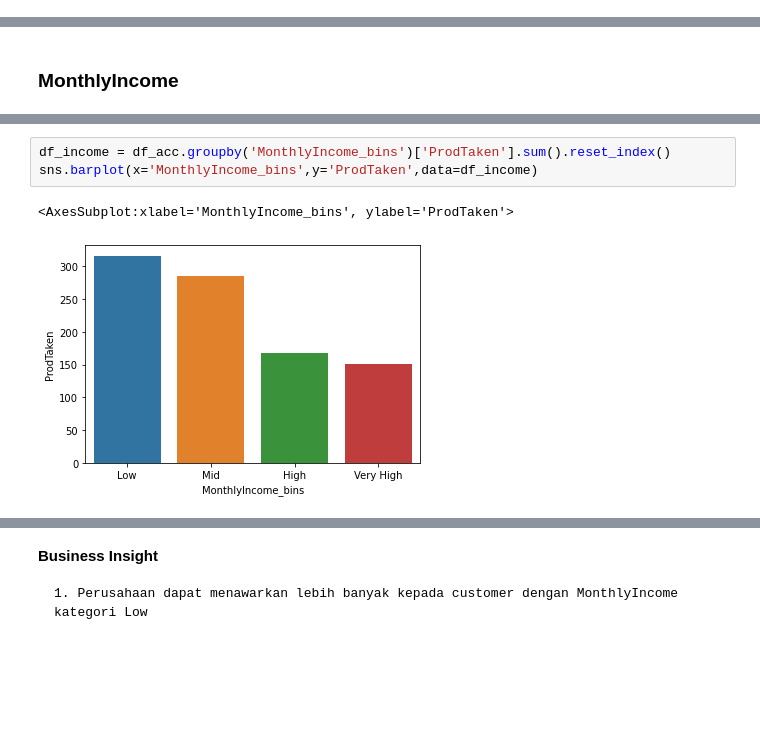
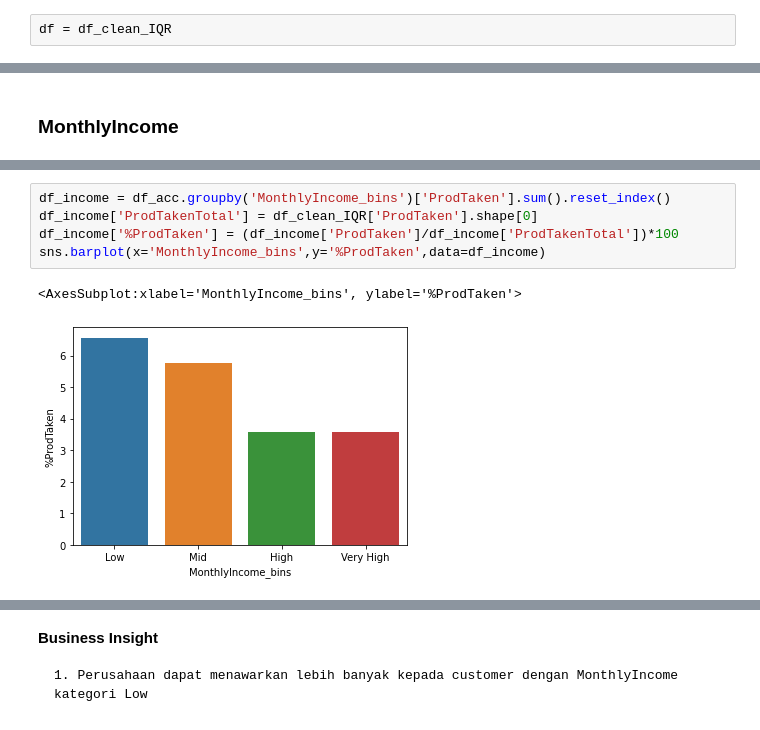
Before and after one commit to mhaniffajari/Final_Project_Rakamin_23, a Jupyter notebook: Holiday Package Prediction.ipynb, the cells around one changed output, grey strips where cells are left out. Cells and saved outputs as stored; diff of their text form; blank space fills up the shorter version.

```diff
--- a/Holiday Package Prediction.ipynb
+++ b/Holiday Package Prediction.ipynb
@@ -1867,3 +1931,5 @@ kesimpulan.sort_values('AUC Test',ascending=False)
+# %%
+df = df_clean_IQR
 # %%
 bins = [0,np.percentile(df['MonthlyIncome'],25),np.percentile(df['MonthlyIncome'],50),np.percentile(df['MonthlyIncome'],75),np.percentile(df['MonthlyIncome'],100)]
 # %%
@@ -1892,6 +1983,8 @@ df_acc
 # %%
 df_income = df_acc.groupby('MonthlyIncome_bins')['ProdTaken'].sum().reset_index()
-sns.barplot(x='MonthlyIncome_bins',y='ProdTaken',data=df_income)
+df_income['ProdTakenTotal'] = df_clean_IQR['ProdTaken'].shape[0]
+df_income['%ProdTaken'] = (df_income['ProdTaken']/df_income['ProdTakenTotal'])*100
+sns.barplot(x='MonthlyIncome_bins',y='%ProdTaken',data=df_income)
 # %% [output]
-<AxesSubplot:xlabel='MonthlyIncome_bins', ylabel='ProdTaken'>
+<AxesSubplot:xlabel='MonthlyIncome_bins', ylabel='%ProdTaken'>
-[figure, old version]
+[figure, new version]
```
Also changed, not shown: parts of 140 cells of this notebook.
